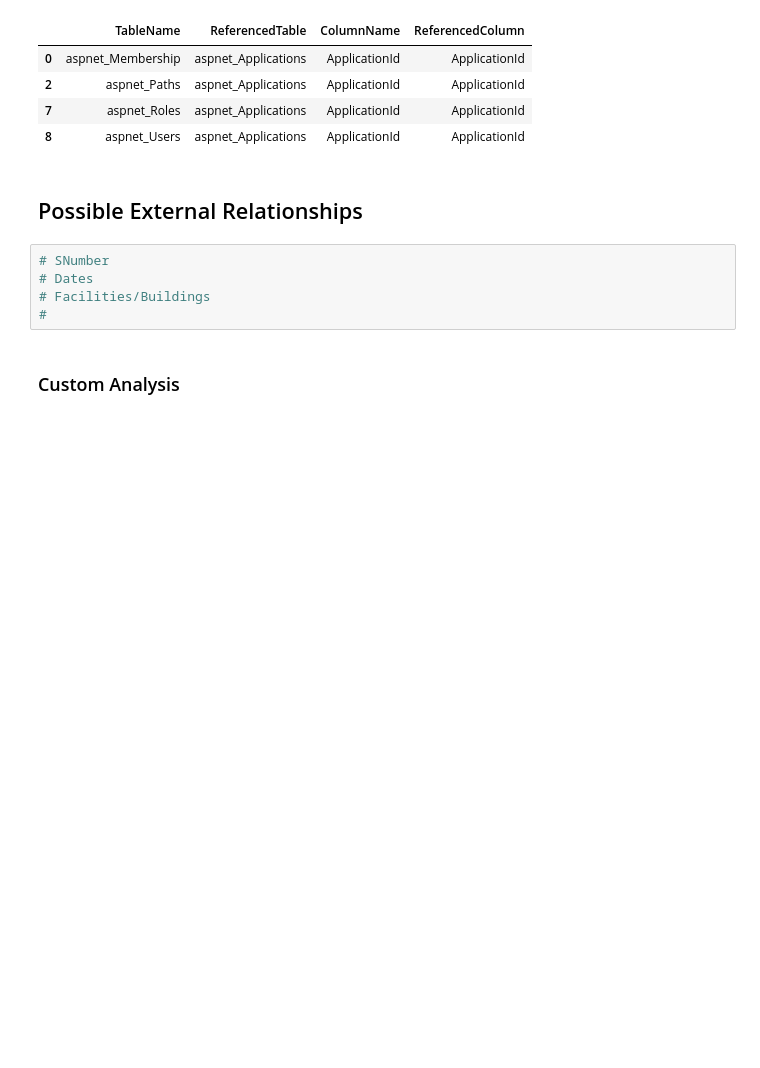
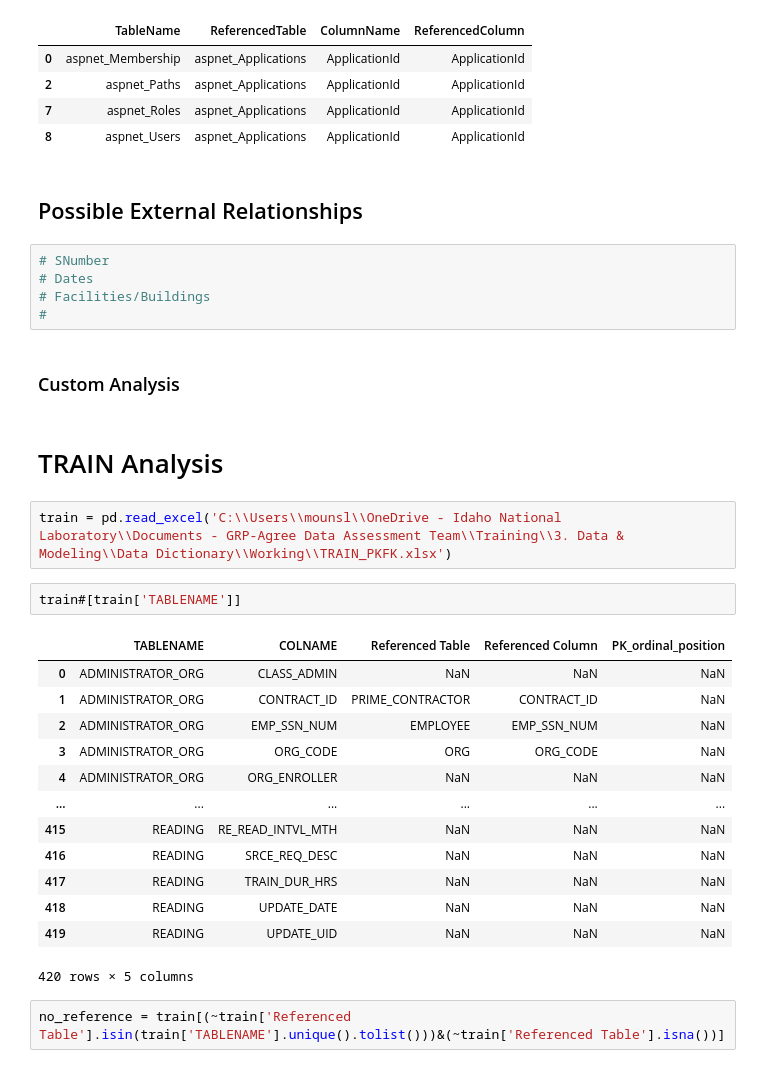
Before and after one commit to msloane794pro/DataAssessmentTools, a Jupyter notebook: Python/PythonScripts/Archive/Foreign Key Processing.ipynb, the cells around one changed output. Saved outputs shown, nothing was run; the diff lists cells and outputs as text; blank space fills up the shorter version.

```diff
--- a/Python/PythonScripts/Foreign Key Processing.ipynb
+++ b/Python/PythonScripts/Archive/Foreign Key Processing.ipynb
@@ -210,3 +210,25 @@ raw_FKs[(raw_FKs['TableName']=='aspnet_Applications')|(raw_FKs['ReferencedTable'
 #
 # %% [markdown]
 ### Custom Analysis
+# %% [markdown]
+# TRAIN Analysis
+# %%
+train = pd.read_excel('C:\\Users\\mounsl\\OneDrive - Idaho National Laboratory\\Documents - GRP-Agree Data Assessment Team\\Training\\3. Data & Modeling\\Data Dictionary\\Working\\TRAIN_PKFK.xlsx')
+# %%
+train#[train['TABLENAME']]
+# %% [output]
+|  | TABLENAME | COLNAME | Referenced Table | Referenced Column | PK_ordinal_position |
+| 0 | ADMINISTRATOR_ORG | CLASS_ADMIN | NaN | NaN | NaN |
+| 1 | ADMINISTRATOR_ORG | CONTRACT_ID | PRIME_CONTRACTOR | CONTRACT_ID | NaN |
+| 2 | ADMINISTRATOR_ORG | EMP_SSN_NUM | EMPLOYEE | EMP_SSN_NUM | NaN |
+| 3 | ADMINISTRATOR_ORG | ORG_CODE | ORG | ORG_CODE | NaN |
+| 4 | ADMINISTRATOR_ORG | ORG_ENROLLER | NaN | NaN | NaN |
+| ... | ... | ... | ... | ... | ... |
+| 415 | READING | RE_READ_INTVL_MTH | NaN | NaN | NaN |
+| 416 | READING | SRCE_REQ_DESC | NaN | NaN | NaN |
+| 417 | READING | TRAIN_DUR_HRS | NaN | NaN | NaN |
+| 418 | READING | UPDATE_DATE | NaN | NaN | NaN |
+| 419 | READING | UPDATE_UID | NaN | NaN | NaN |
+420 rows × 5 columns
+# %%
+no_reference = train[(~train['Referenced Table'].isin(train['TABLENAME'].unique().tolist()))&(~train['Referenced Table'].isna())]
```
Also changed, not shown: parts of 2 cells of this notebook, 1 other file.
